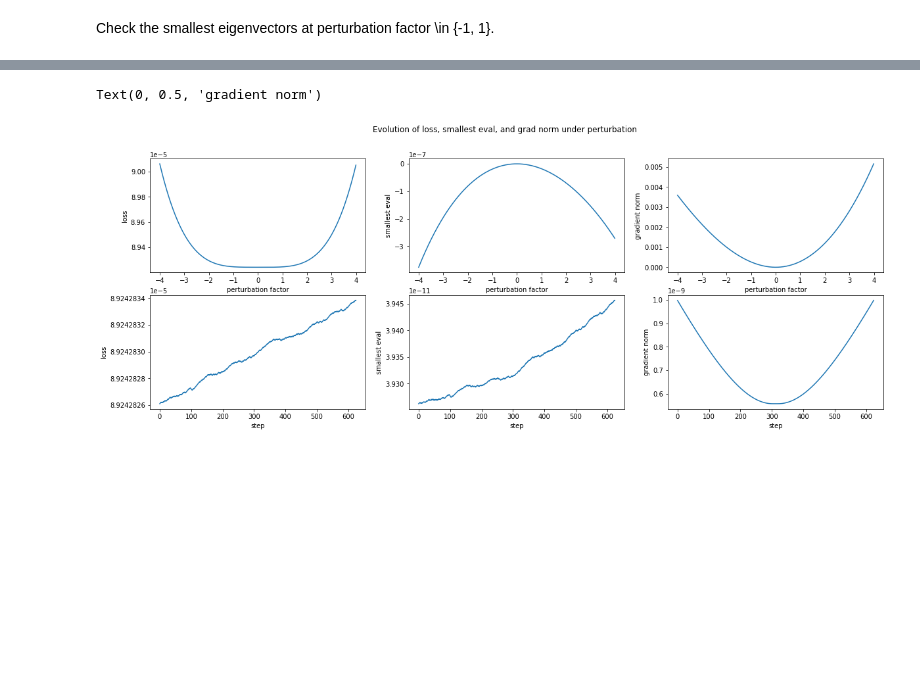
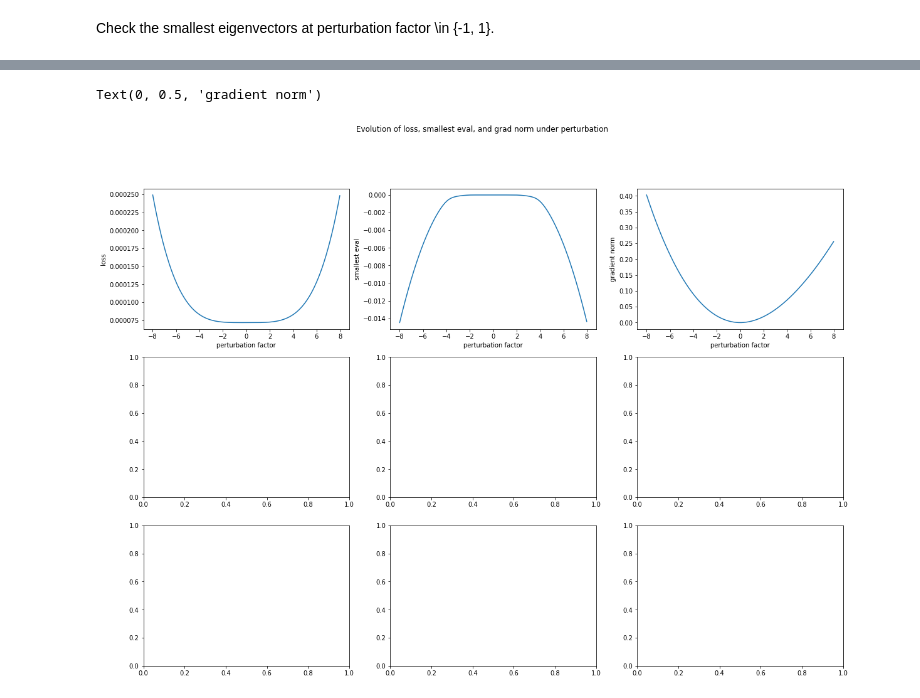
Before and after one commit to theostoican/MastersThesis, a Jupyter notebook: Investigation_Escaping_local_minima.ipynb, the cells around one changed output, grey strips where cells are left out. Drawn from its saved outputs; the diff is of its cells as text; code cells hidden in the pictures; blank space fills up the shorter version.

```diff
--- a/Investigation_Escaping_local_minima.ipynb
+++ b/Investigation_Escaping_local_minima.ipynb
@@ -193,7 +183,9 @@ for eval in jnp.array([jax.lax.imag(eval) for eval in evals]):
   assert eval == 0
 
 evals = jnp.array([jax.lax.real(eval) for eval in evals])
-print(evals)
+evals.sort()
+
+print(evals[-2: ])
 smallest_evector = jnp.array([jax.lax.real(elem) for elem in evectors[:, jnp.argmin(evals)]])
 print(smallest_evector)
 # %% [output]
@@ -212,8 +200,8 @@ print(smallest_evector)
 # %%
 old_loss = loss(jnp.append(w_in.T.reshape(D_in * H_student), w_out.reshape(H_student)))
 
-perturb_lower_bound = -4.0
-perturb_upper_bound = 4.0
+perturb_lower_bound = -8.0
+perturb_upper_bound = 8.0
 perturb_step = 0.01
 
 perturb_losses = []
@@ -223,16 +211,7 @@ perturb_grads = []
 weights = jnp.append(w_in.T.reshape(D_in * H_student), w_out.reshape(H_student))
 for eps in np.arange(perturb_lower_bound, perturb_upper_bound, perturb_step):
   new_weights = weights + eps * smallest_evector
-  # print(new_weights[0 : D_in * H_student].reshape(D_in, H_student).T)
-  # w_in = torch.DoubleTensor(new_weights[0 : D_in * H_student].reshape(D_in, H_student).T)
-  # w_out = torch.DoubleTensor([new_weights[D_in * H_student:]])
-  # dummy_model = DummyNetwork(D_in, H_student, D_out, w_in, w_out)
-  # loss_grad = torch.autograd.grad(nn.MSELoss()(dummy_model(dataset),
-  #                                              y_labels),
-  #                                 dummy_model.parameters(),
-  #                                 create_graph=True)
   sign = 1 if eps > 0 else -1
-  # perturb_grads.append(jnp.dot(grad(loss)(new_weights), sign * smallest_evector))
   perturb_grads.append(jnp.linalg.norm(grad(loss)(new_weights)))
 
   H = hessian(loss)(new_weights)
@@ -423,33 +325,20 @@ print(min(perturb_losses))
 # %%
-fig, axs = plt.subplots(2, 3)
-fig.set_size_inches(20, 7)
+fig, axs = plt.subplots(3, 3)
+fig.set_size_inches(20, 14)
 fig.suptitle('Evolution of loss, smallest eval, and grad norm under perturbation')
 
 axs[0, 0].plot(np.arange(perturb_lower_bound, perturb_upper_bound, perturb_step), perturb_losses)
 axs[0, 0].ticklabel_format(useOffset=False)
 axs[0, 0].set_xlabel('perturbation factor')
 axs[0, 0].set_ylabel('loss')
 
 axs[0, 1].plot(np.arange(perturb_lower_bound, perturb_upper_bound, perturb_step), perturb_evals)
 axs[0, 1].set_xlabel('perturbation factor')
 axs[0, 1].set_ylabel('smallest eval')
 
 axs[0, 2].plot(np.arange(perturb_lower_bound, perturb_upper_bound, perturb_step), perturb_grads)
 axs[0, 2].set_xlabel('perturbation factor')
 axs[0, 2].set_ylabel('gradient norm')
-
-axs[1, 0].plot(np.arange(len(dyn_perturb_losses)), dyn_perturb_losses)
-axs[1, 0].ticklabel_format(useOffset=False)
-axs[1, 0].set_xlabel('step')
-axs[1, 0].set_ylabel('loss')
-
-axs[1, 1].plot(np.arange(len(dyn_perturb_smallest_eval)), dyn_perturb_smallest_eval)
-axs[1, 1].set_xlabel('step')
-axs[1, 1].set_ylabel('smallest eval')
-
-axs[1, 2].plot(np.arange(len(dyn_perturb_norm_grads)), dyn_perturb_norm_grads)
-axs[1, 2].set_xlabel('step')
-axs[1, 2].set_ylabel('gradient norm')
 # %% [output]
 Text(0, 0.5, 'gradient norm')
-[figure, old version]
+[figure, new version]
```
Also changed, not shown: parts of 11 cells of this notebook.
